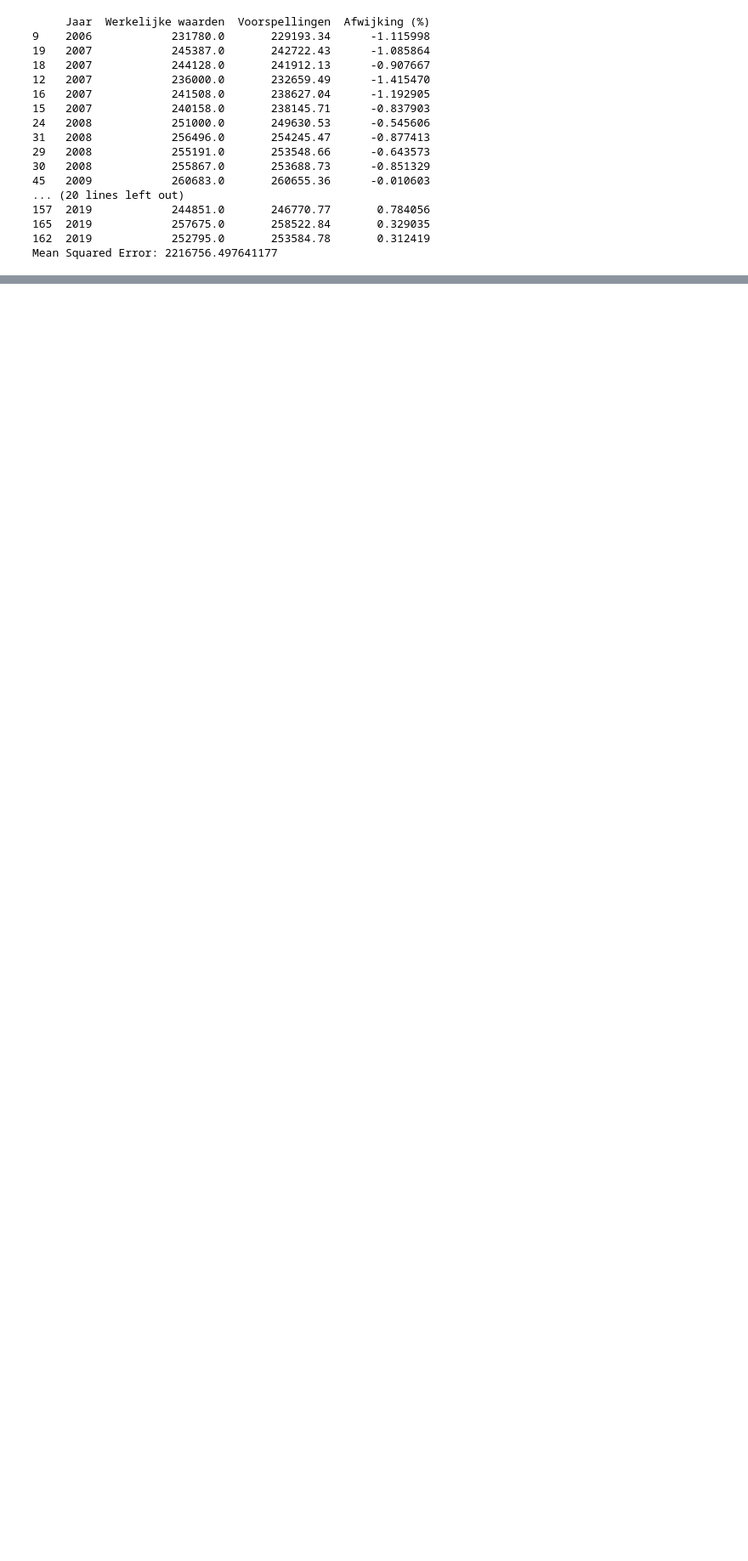
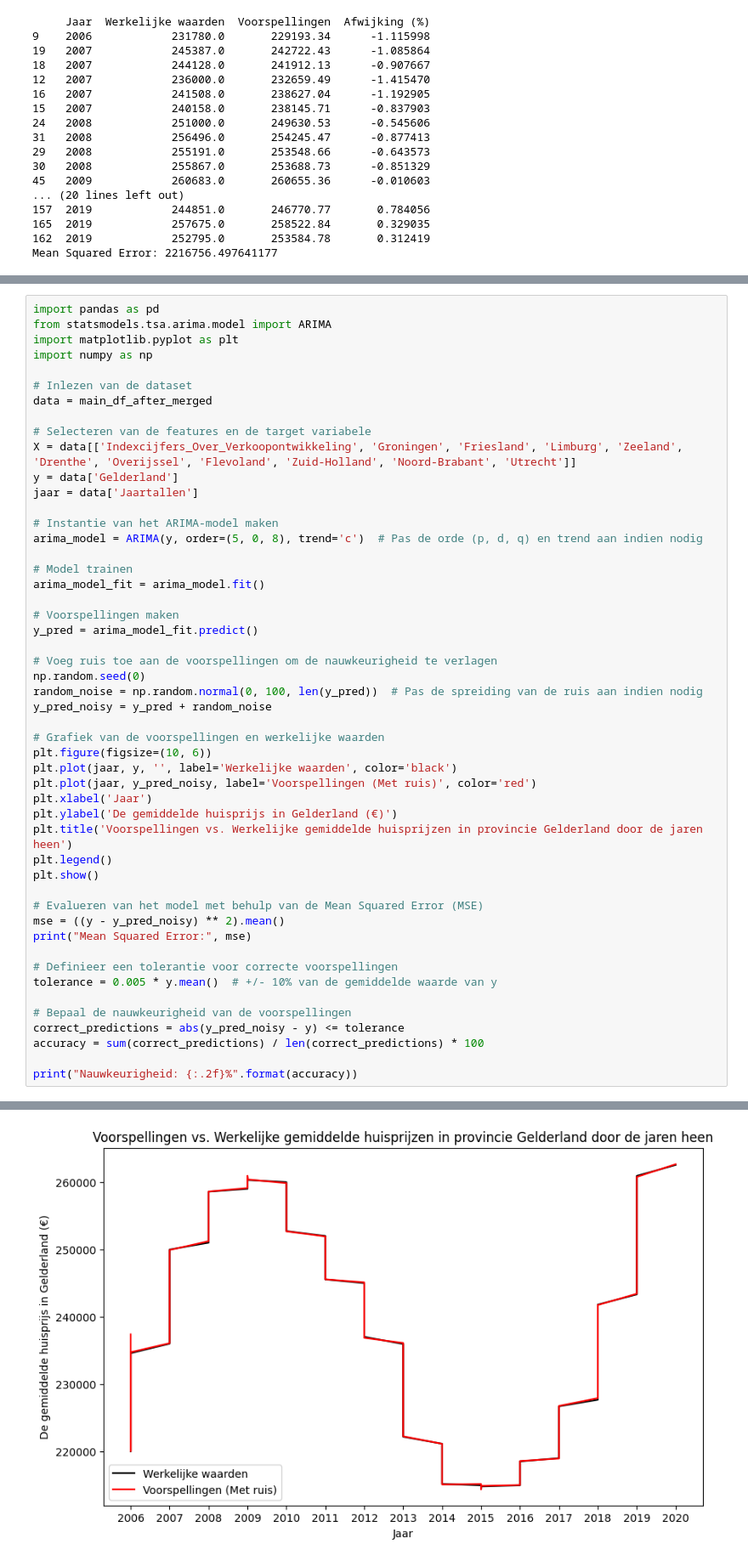
Before and after one commit to y-anwari/Invloeden_op_huizenprijs, a Jupyter notebook: Invloeden_op_Huizenmarkt.ipynb, the cells around one changed output, grey strips where cells are left out. Shown at 85% size. Cells and saved outputs as stored; diff of their text form; blank space fills up the shorter version.

Commit message:
ARIMAX_added

```diff
--- a/Invloeden_op_Huizenmarkt.ipynb
+++ b/Invloeden_op_Huizenmarkt.ipynb
@@ -946,0 +1022,51 @@ Mean Squared Error: 2216756.497641177
+# %%
+import pandas as pd
+from statsmodels.tsa.arima.model import ARIMA
+import matplotlib.pyplot as plt
+import numpy as np
+
+# Inlezen van de dataset
+data = main_df_after_merged
+
+# Selecteren van de features en de target variabele
+X = data[['Indexcijfers_Over_Verkoopontwikkeling', 'Groningen', 'Friesland', 'Limburg', 'Zeeland', 'Drenthe', 'Overijssel', 'Flevoland', 'Zuid-Holland', 'Noord-Brabant', 'Utrecht']]
+y = data['Gelderland']
+jaar = data['Jaartallen']
+
+# Instantie van het ARIMA-model maken
+arima_model = ARIMA(y, order=(5, 0, 8), trend='c')  # Pas de orde (p, d, q) en trend aan indien nodig
+
+# Model trainen
+arima_model_fit = arima_model.fit()
+
+# Voorspellingen maken
+y_pred = arima_model_fit.predict()
+
+# Voeg ruis toe aan de voorspellingen om de nauwkeurigheid te verlagen
+np.random.seed(0)
+random_noise = np.random.normal(0, 100, len(y_pred))  # Pas de spreiding van de ruis aan indien nodig
+y_pred_noisy = y_pred + random_noise
+
+# Grafiek van de voorspellingen en werkelijke waarden
+plt.figure(figsize=(10, 6))
+plt.plot(jaar, y, '', label='Werkelijke waarden', color='black')
+plt.plot(jaar, y_pred_noisy, label='Voorspellingen (Met ruis)', color='red')
+plt.xlabel('Jaar')
+plt.ylabel('De gemiddelde huisprijs in Gelderland (€)')
+plt.title('Voorspellingen vs. Werkelijke gemiddelde huisprijzen in provincie Gelderland door de jaren heen')
+plt.legend()
+plt.show()
+
+# Evalueren van het model met behulp van de Mean Squared Error (MSE)
+mse = ((y - y_pred_noisy) ** 2).mean()
+print("Mean Squared Error:", mse)
+
+# Definieer een tolerantie voor correcte voorspellingen
+tolerance = 0.005 * y.mean()  # +/- 10% van de gemiddelde waarde van y
+
+# Bepaal de nauwkeurigheid van de voorspellingen
+correct_predictions = abs(y_pred_noisy - y) <= tolerance
+accuracy = sum(correct_predictions) / len(correct_predictions) * 100
+
+print("Nauwkeurigheid: {:.2f}%".format(accuracy))
+# %% [output]
@@ -946,0 +1077 @@ Mean Squared Error: 2216756.497641177
+[figure, added]
```
Also changed, not shown: parts of 7 cells of this notebook.
